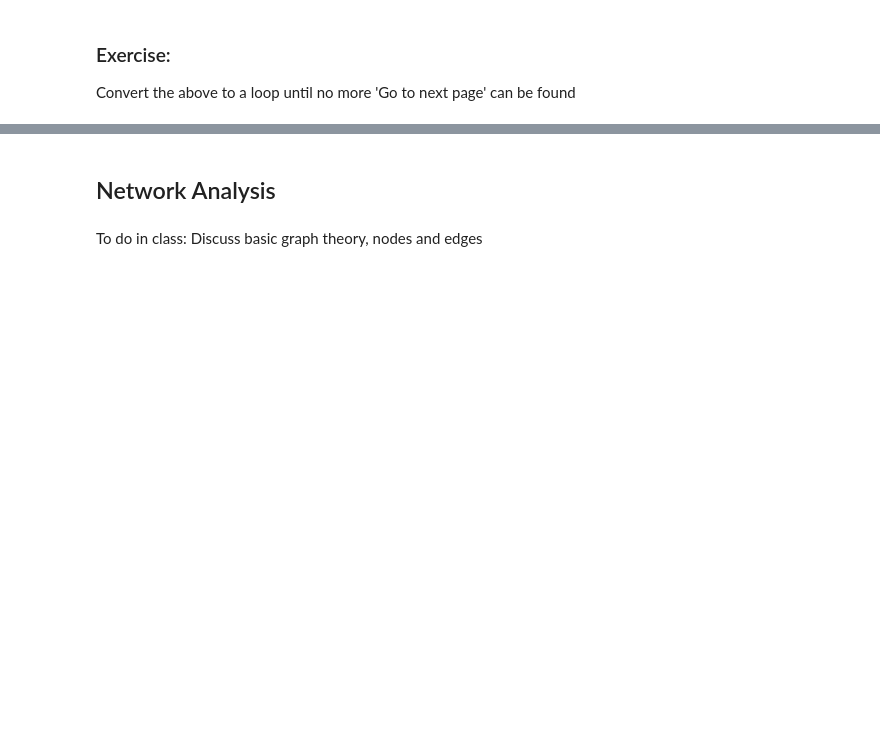
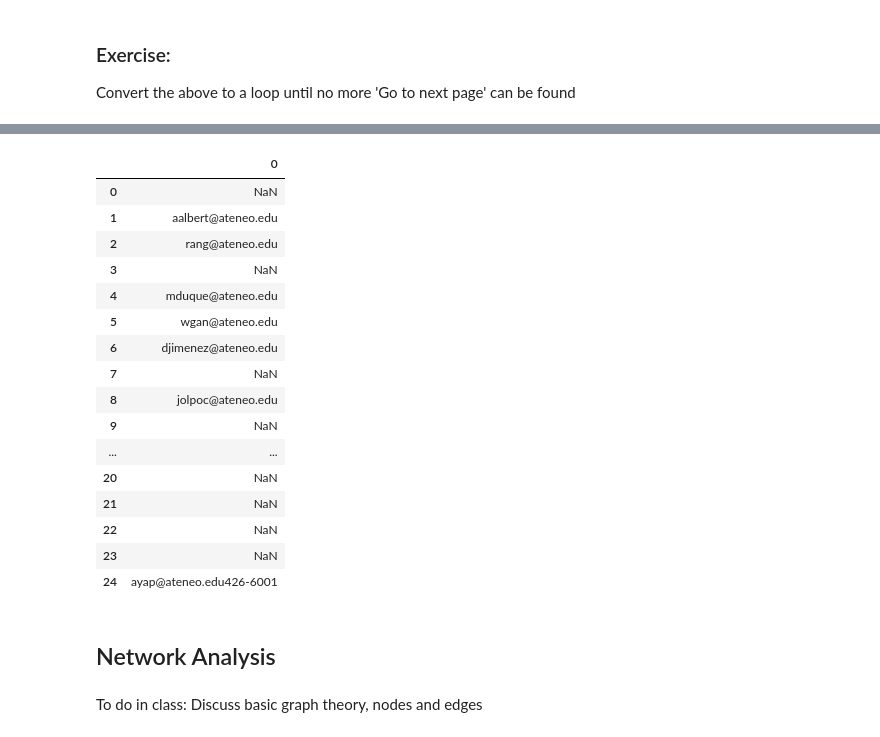
Before and after one commit to jilagan/ITMGT25-EE-ClassNotes, a Jupyter notebook: class_discussion_notebooks/Day 20 Discussions.ipynb, the cells around one changed output, grey strips where cells are left out. Saved outputs shown, nothing was run; the diff lists cells and outputs as text; code cells hidden in the pictures; blank space fills up the shorter version.

```diff
--- a/class_discussion_notebooks/Day 20 Discussions.ipynb
+++ b/class_discussion_notebooks/Day 20 Discussions.ipynb
@@ -212,3 +419,25 @@ Convert the above to a loop until no more 'Go to next page' can be found
+# %%
+## just clean when you have time
+
+df.loc[:,"contact"].str.extract(r'\.\.([a-zA-Z\._]+@[a-zA-Z0-9-]+\.[a-zA-Z0-9-.]+)').replace(r"^\.","",regex=True)
+# %% [output]
+|  | 0 |
+| 0 | NaN |
+| 1 | aalbert@ateneo.edu |
+| 2 | rang@ateneo.edu |
+| 3 | NaN |
+| 4 | mduque@ateneo.edu |
+| 5 | wgan@ateneo.edu |
+| 6 | djimenez@ateneo.edu |
+| 7 | NaN |
+| 8 | jolpoc@ateneo.edu |
+| 9 | NaN |
+| ... | ... |
+| 20 | NaN |
+| 21 | NaN |
+| 22 | NaN |
+| 23 | NaN |
+| 24 | ayap@ateneo.edu426-6001 |
 # %% [markdown]
 ## Network Analysis
 # %% [markdown]
```
Also changed, not shown: parts of 24 cells of this notebook, 2 other files.
